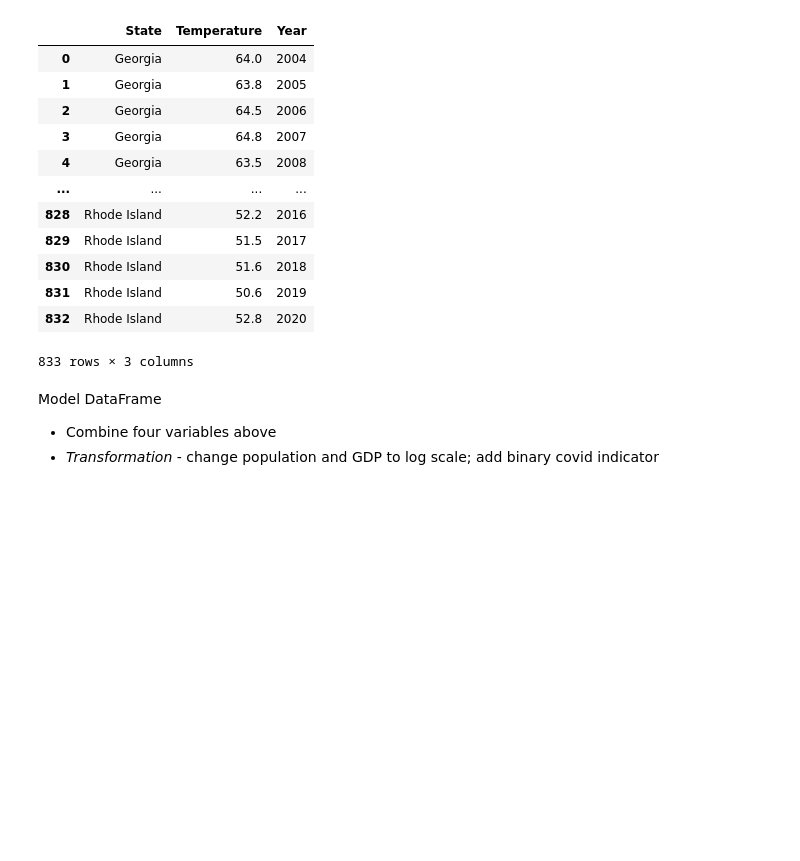
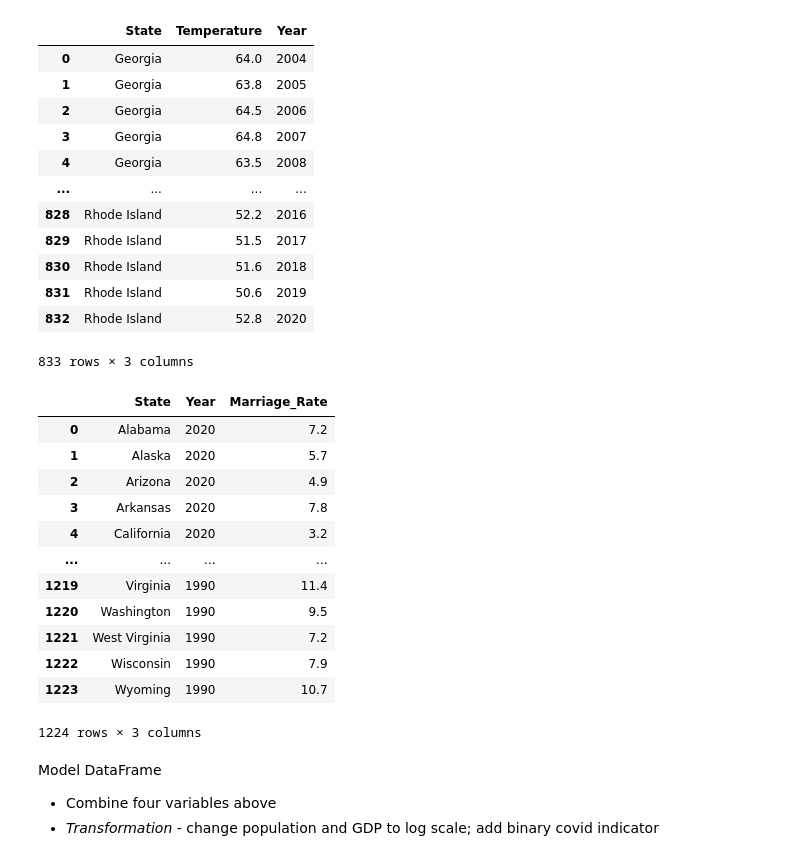
Before and after one commit to ChenTsizhen/2950_Project, a Jupyter notebook: master.ipynb, the cells around one changed output. Cells and saved outputs as stored; diff of their text form; code cells hidden in the pictures; blank space fills up the shorter version.

```diff
--- a/master.ipynb
+++ b/master.ipynb
@@ -171,6 +175,36 @@ df_temp
 | 831 | Rhode Island | 50.6 | 2019 |
 | 832 | Rhode Island | 52.8 | 2020 |
 833 rows × 3 columns
+# %%
+df_marr = pd.read_csv('./marriage.csv', thousands=',')
+df_marr['State'] = df_marr['Unnamed: 0']
+df_marr = df_marr.drop(columns=['Unnamed: 0', 'Unnamed: 25'])
+df_marr = df_marr.replace('---',0)
+df_marr = pd.melt(df_marr, id_vars=['State'], value_vars=df_marr.columns[:-1], var_name='Year', value_name='Marriage_Rate')
+df_marr['Marriage_Rate'] = df_marr['Marriage_Rate'].astype(float)
+df_marr.to_csv('marr.csv')
+
+def plot(df):
+    sns.lmplot(data=df, x='Year', y='Marriage_Rate')
+    plt.xticks(rotation = 60)
+    plt.show()
+
+# df_marr.groupby('State').apply(plot)
+df_marr
+# %% [output]
+|  | State | Year | Marriage_Rate |
+| 0 | Alabama | 2020 | 7.2 |
+| 1 | Alaska | 2020 | 5.7 |
+| 2 | Arizona | 2020 | 4.9 |
+| 3 | Arkansas | 2020 | 7.8 |
+| 4 | California | 2020 | 3.2 |
+| ... | ... | ... | ... |
+| 1219 | Virginia | 1990 | 11.4 |
+| 1220 | Washington | 1990 | 9.5 |
+| 1221 | West Virginia | 1990 | 7.2 |
+| 1222 | Wisconsin | 1990 | 7.9 |
+| 1223 | Wyoming | 1990 | 10.7 |
+1224 rows × 3 columns
 # %% [markdown]
 Model DataFrame
 
```
Also changed, not shown: parts of 16 cells of this notebook, 7 other files.
